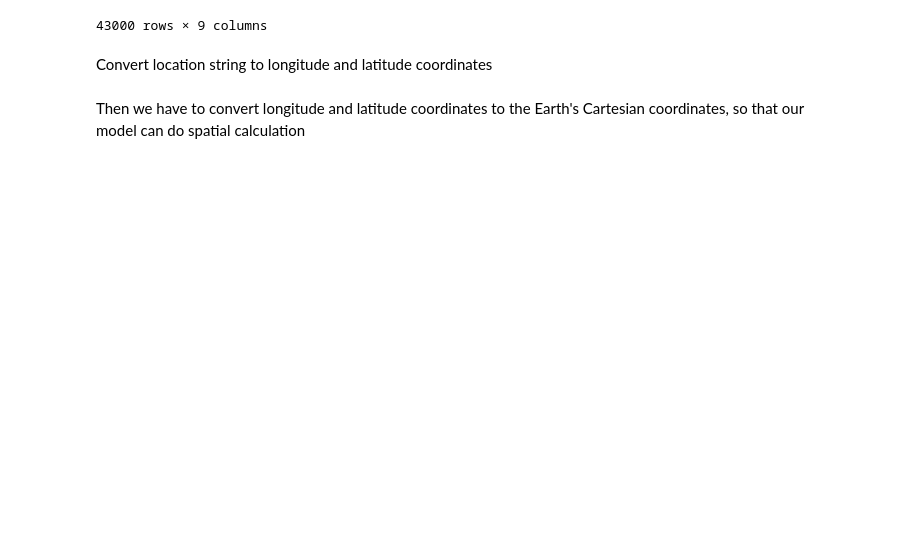
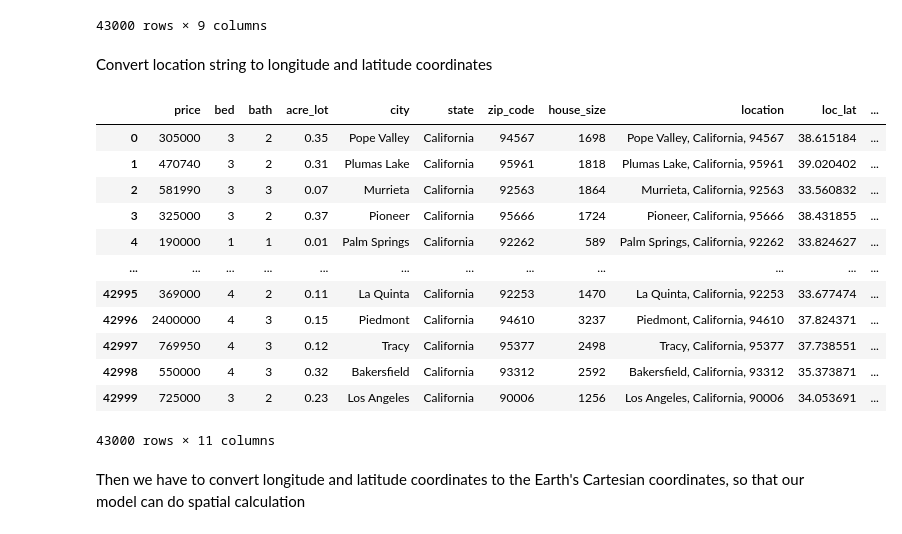
Before and after one commit to sandeepv6/house-prediction-tool, a Jupyter notebook: model/my_model.ipynb, the cells around one changed output. Drawn from its saved outputs; the diff is of its cells as text; code cells hidden in the pictures; blank space fills up the shorter version.

```diff
--- a/model/my_model.ipynb
+++ b/model/my_model.ipynb
@@ -331,3 +299,20 @@ df_single_state_sample_longlat.to_csv('datasets/realtordataUS_cleaned_california
+# %%
+df_sample_longlat = pd.read_csv('datasets/realtordataUS_cleaned_california_sample_longlat.csv', encoding='UTF-8')
+df_sample_longlat
+# %% [output]
+|  | price | bed | bath | acre_lot | city | state | zip_code | house_size | location | loc_lat | ... |
+| 0 | 305000 | 3 | 2 | 0.35 | Pope Valley | California | 94567 | 1698 | Pope Valley, California, 94567 | 38.615184 | ... |
+| 1 | 470740 | 3 | 2 | 0.31 | Plumas Lake | California | 95961 | 1818 | Plumas Lake, California, 95961 | 39.020402 | ... |
+| 2 | 581990 | 3 | 3 | 0.07 | Murrieta | California | 92563 | 1864 | Murrieta, California, 92563 | 33.560832 | ... |
+| 3 | 325000 | 3 | 2 | 0.37 | Pioneer | California | 95666 | 1724 | Pioneer, California, 95666 | 38.431855 | ... |
+| 4 | 190000 | 1 | 1 | 0.01 | Palm Springs | California | 92262 | 589 | Palm Springs, California, 92262 | 33.824627 | ... |
+| ... | ... | ... | ... | ... | ... | ... | ... | ... | ... | ... | ... |
+| 42995 | 369000 | 4 | 2 | 0.11 | La Quinta | California | 92253 | 1470 | La Quinta, California, 92253 | 33.677474 | ... |
+| 42996 | 2400000 | 4 | 3 | 0.15 | Piedmont | California | 94610 | 3237 | Piedmont, California, 94610 | 37.824371 | ... |
+| 42997 | 769950 | 4 | 3 | 0.12 | Tracy | California | 95377 | 2498 | Tracy, California, 95377 | 37.738551 | ... |
+| 42998 | 550000 | 4 | 3 | 0.32 | Bakersfield | California | 93312 | 2592 | Bakersfield, California, 93312 | 35.373871 | ... |
+| 42999 | 725000 | 3 | 2 | 0.23 | Los Angeles | California | 90006 | 1256 | Los Angeles, California, 90006 | 34.053691 | ... |
+43000 rows × 11 columns
 # %% [markdown]
 Then we have to convert longitude and latitude coordinates to the Earth's Cartesian coordinates, so that our model can do spatial calculation
 # %%
```
Also changed, not shown: parts of 32 cells of this notebook, 3 other files.
